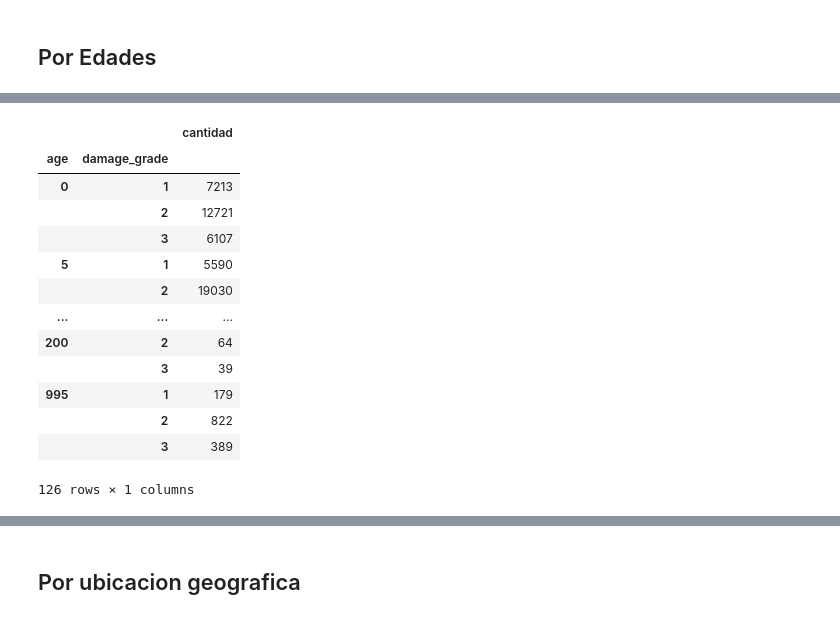
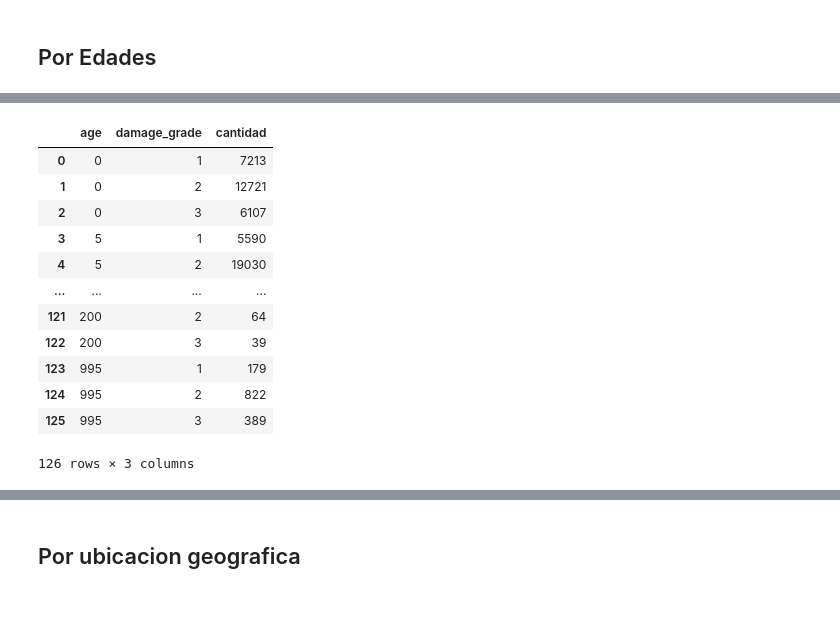
Before and after one commit to DanteReinaudo/EarthquakeDamagePrediction, a Jupyter notebook: tp1/analisis_dante.ipynb, the cells around one changed output, grey strips where cells are left out. Saved outputs shown, nothing was run; the diff lists cells and outputs as text; code cells hidden in the pictures.

```diff
--- a/tp1/analisis_dante.ipynb
+++ b/tp1/analisis_dante.ipynb
@@ -191,18 +235,20 @@ data_values_short
 # %%
-daño_por_edad = data_values_short.groupby(["age","damage_grade"]).agg({"cantidad" : "count"})
+daño_por_edad = data_values_short\
+.groupby(["age","damage_grade"])\
+.agg({"cantidad" : "count"})
+daño_por_edad.reset_index(inplace = True)
 daño_por_edad
 # %% [output]
-|  |  | cantidad |
-| age | damage_grade |  |
-| 0 | 1 | 7213 |
-|  | 2 | 12721 |
-|  | 3 | 6107 |
-| 5 | 1 | 5590 |
-|  | 2 | 19030 |
-| ... | ... | ... |
-| 200 | 2 | 64 |
-|  | 3 | 39 |
-| 995 | 1 | 179 |
-|  | 2 | 822 |
-|  | 3 | 389 |
+|  | age | damage_grade | cantidad |
+| 0 | 0 | 1 | 7213 |
+| 1 | 0 | 2 | 12721 |
+| 2 | 0 | 3 | 6107 |
+| 3 | 5 | 1 | 5590 |
+| 4 | 5 | 2 | 19030 |
+| ... | ... | ... | ... |
+| 121 | 200 | 2 | 64 |
+| 122 | 200 | 3 | 39 |
+| 123 | 995 | 1 | 179 |
+| 124 | 995 | 2 | 822 |
+| 125 | 995 | 3 | 389 |
-126 rows × 1 columns
+126 rows × 3 columns
```
Also changed, not shown: parts of 27 cells of this notebook.
